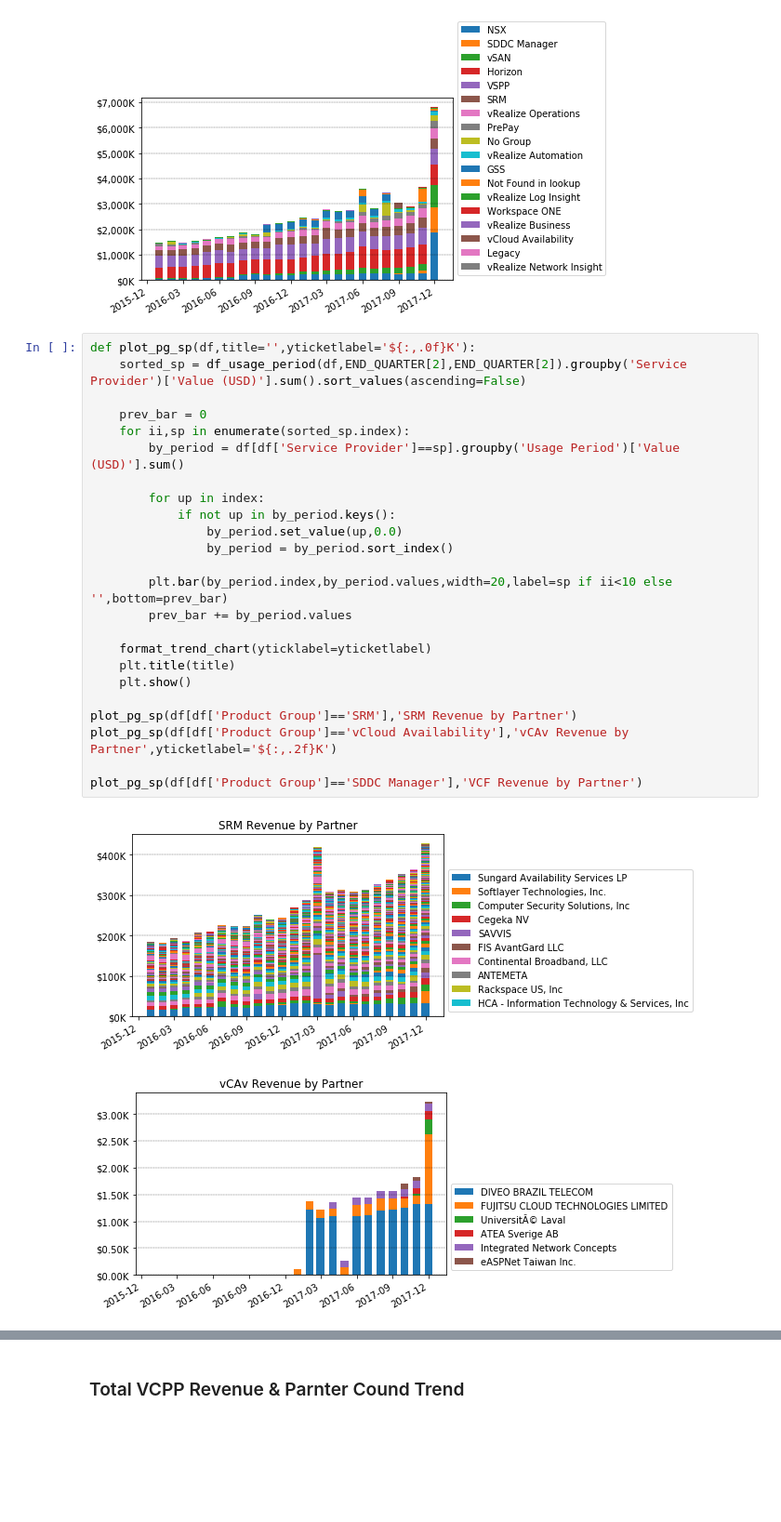
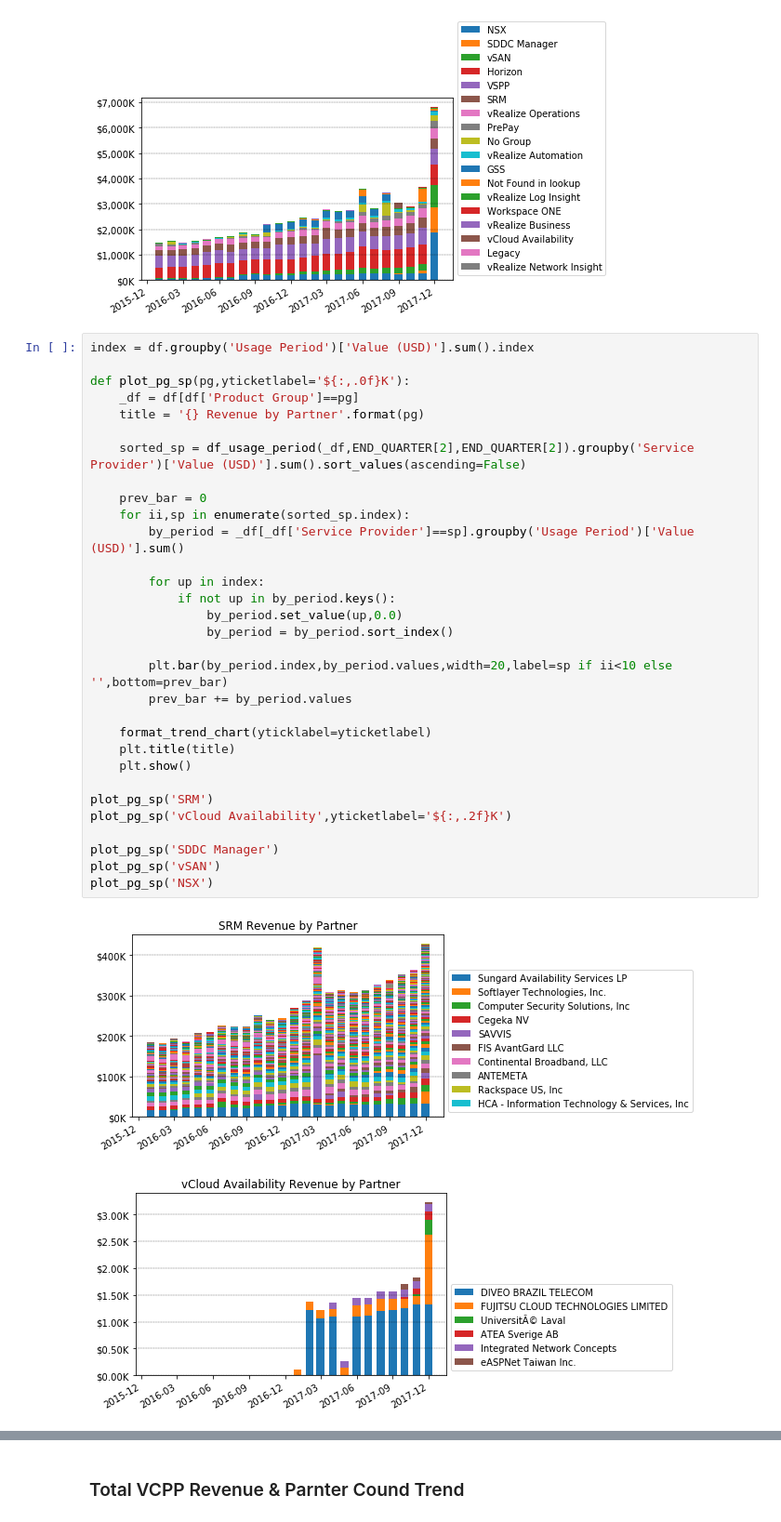
Before and after one commit to k1fukumoto/vcpp-data, a Jupyter notebook: report/DRaaS_demand.ipynb, the cells around one changed output, grey strips where cells are left out. Shown at 93% size. Saved outputs shown, nothing was run; the diff lists cells and outputs as text; blank space fills up the shorter version.

```diff
--- a/report/DRaaS_demand.ipynb
+++ b/report/DRaaS_demand.ipynb
@@ -126,29 +124,36 @@ plot_pg(df[(df['Product Group']!='Bundle') & (df['Product Group']!='Core')])
 [figure]
 [figure]
 # %%
-def plot_pg_sp(df,title='',yticketlabel='${:,.0f}K'):
-    sorted_sp = df_usage_period(df,END_QUARTER[2],END_QUARTER[2]).groupby('Service Provider')['Value (USD)'].sum().sort_values(ascending=False)
+index = df.groupby('Usage Period')['Value (USD)'].sum().index
+
+def plot_pg_sp(pg,yticketlabel='${:,.0f}K'):
+    _df = df[df['Product Group']==pg]
+    title = '{} Revenue by Partner'.format(pg)
+
+    sorted_sp = df_usage_period(_df,END_QUARTER[2],END_QUARTER[2]).groupby('Service Provider')['Value (USD)'].sum().sort_values(ascending=False)
 
     prev_bar = 0
     for ii,sp in enumerate(sorted_sp.index):
-        by_period = df[df['Service Provider']==sp].groupby('Usage Period')['Value (USD)'].sum()
+        by_period = _df[_df['Service Provider']==sp].groupby('Usage Period')['Value (USD)'].sum()
 
         for up in index:
             if not up in by_period.keys():
                 by_period.set_value(up,0.0)
                 by_period = by_period.sort_index()
 
         plt.bar(by_period.index,by_period.values,width=20,label=sp if ii<10 else '',bottom=prev_bar)
         prev_bar += by_period.values
 
     format_trend_chart(yticklabel=yticketlabel)
     plt.title(title)
     plt.show()
 
-plot_pg_sp(df[df['Product Group']=='SRM'],'SRM Revenue by Partner')
-plot_pg_sp(df[df['Product Group']=='vCloud Availability'],'vCAv Revenue by Partner',yticketlabel='${:,.2f}K')
+plot_pg_sp('SRM')
+plot_pg_sp('vCloud Availability',yticketlabel='${:,.2f}K')
 
-plot_pg_sp(df[df['Product Group']=='SDDC Manager'],'VCF Revenue by Partner')
+plot_pg_sp('SDDC Manager')
+plot_pg_sp('vSAN')
+plot_pg_sp('NSX')
 # %% [output]
 [figure]
-[figure, old version]
+[figure, new version]
```
Also changed, not shown: parts of 2 cells of this notebook, 8 other files.
